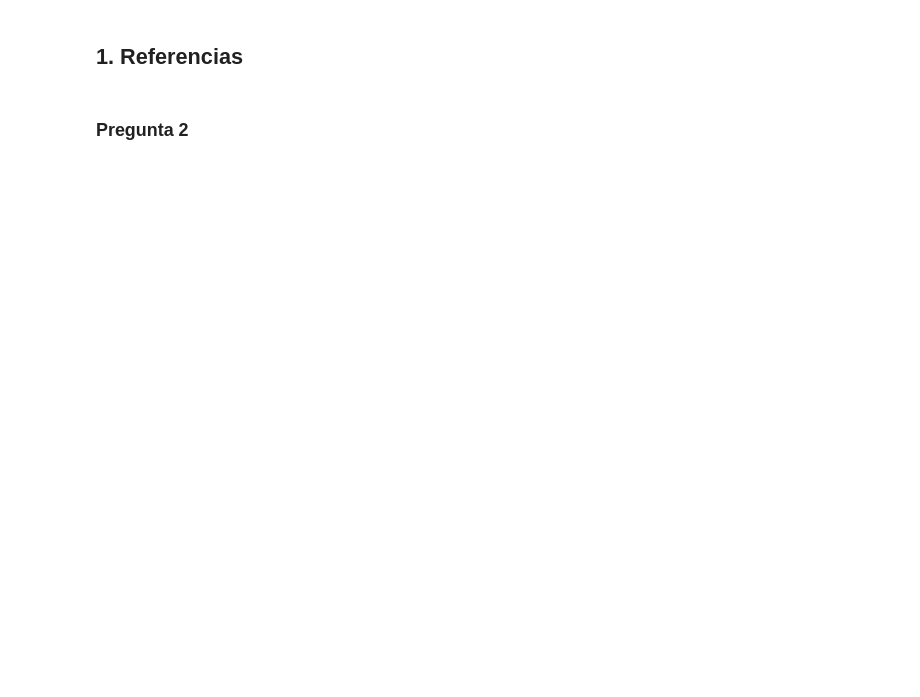
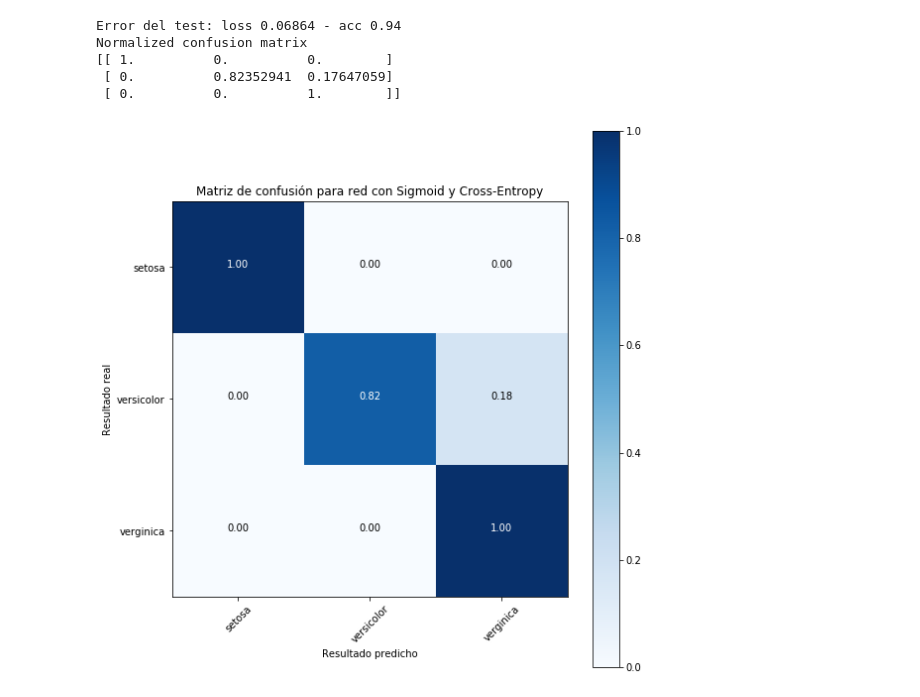
Before and after one commit to nachotp/Tarea0-INF395, a Jupyter notebook: Tarea 0.ipynb, the cells around one changed output. Drawn from its saved outputs; the diff is of its cells as text; code cells hidden in the pictures; blank space fills up the shorter version.

```diff
--- a/Tarea 0.ipynb
+++ b/Tarea 0.ipynb
@@ -395,38 +486,43 @@ print("Predicción de NN:",nn_sm.predict(x_predict, tags))
 # %%
-import itertools
-
 def plot_confusion_matrix(cm, classes,
                           normalize=False,
                           title='Confusion matrix',
                           cmap=plt.cm.Blues):
     if normalize:
         cm = cm.astype('float') / cm.sum(axis=1)[:, np.newaxis]
         print("Normalized confusion matrix")
     else:
         print('Confusion matrix, without normalization')
 
     print(cm)
 
     plt.imshow(cm, interpolation='nearest', cmap=cmap)
     plt.title(title)
     plt.colorbar()
     tick_marks = np.arange(len(classes))
     plt.xticks(tick_marks, classes, rotation=45)
     plt.yticks(tick_marks, classes)
 
     fmt = '.2f' if normalize else 'd'
     thresh = cm.max() / 2.
     for i, j in itertools.product(range(cm.shape[0]), range(cm.shape[1])):
         plt.text(j, i, format(cm[i, j], fmt),
                  horizontalalignment="center",
                  color="white" if cm[i, j] > thresh else "black")
 
     plt.tight_layout()
     plt.ylabel('Resultado real')
     plt.xlabel('Resultado predicho')
 
-pred, real = nn_sm.test(x_test, y_onehot_test)
+pred, real = nn_sc.test(x_test, y_onehot_test)
 cnf_matrix = confusion_matrix(real, pred)
-plt.figure()
+plt.figure(figsize=(8,8))
 plot_confusion_matrix(cnf_matrix, classes=tags, normalize=True,
-                      title='Normalized confusion matrix')
+                      title='Matriz de confusión para red con Sigmoid y Cross-Entropy')
+# %% [output]
+Error del test: loss 0.06864 - acc 0.94
+Normalized confusion matrix
+[[ 1.          0.          0.        ]
+ [ 0.          0.82352941  0.17647059]
+ [ 0.          0.          1.        ]]
+[figure, added]
@@ -446,2 +528,0 @@ plt.show()
-# %% [markdown]
-## 1. Referencias
@@ -451,2 +528,0 @@ print(device_lib.list_local_devices())
-# %% [markdown]
-### Pregunta 2
```
Also changed, not shown: parts of 21 cells of this notebook.
